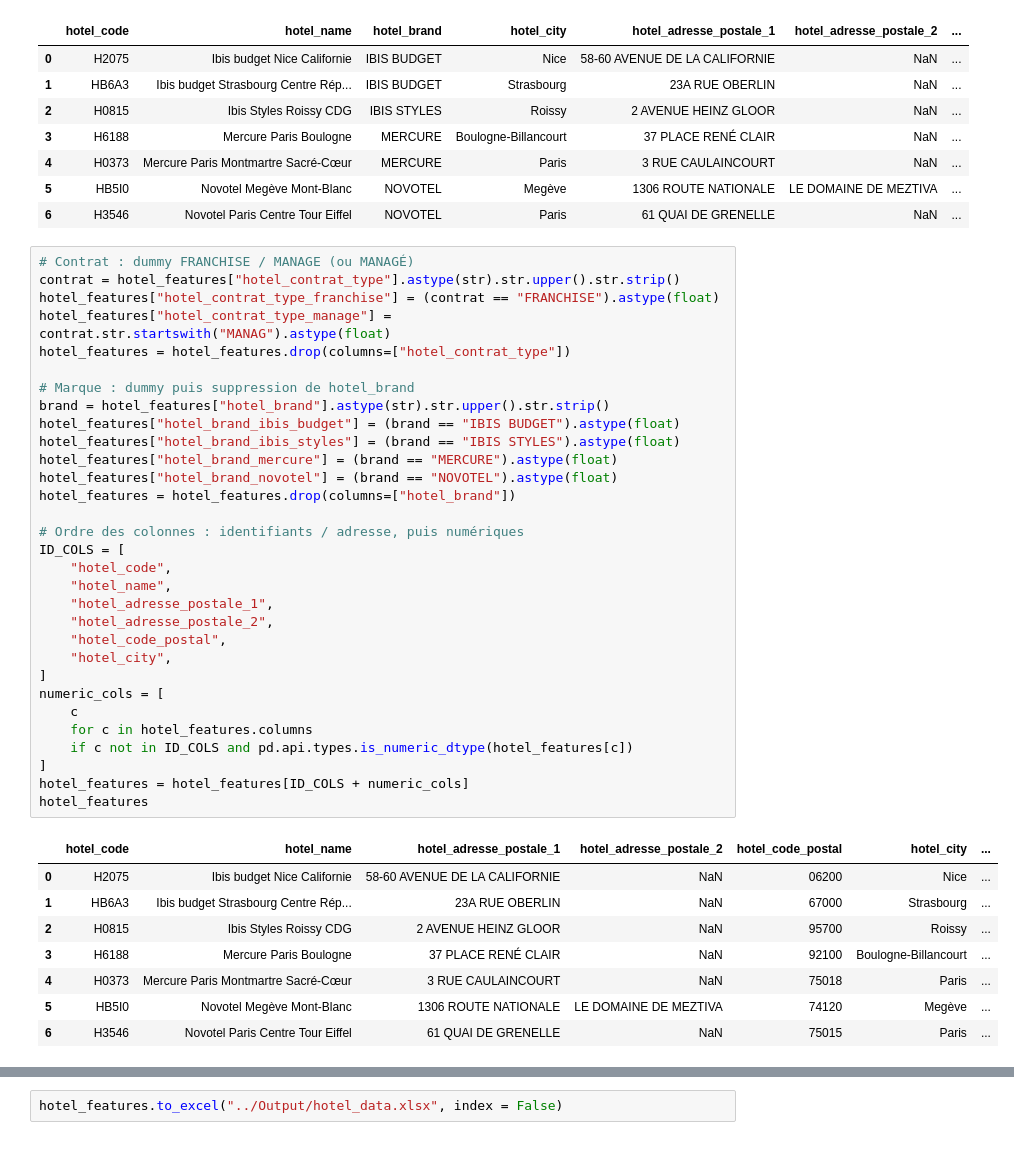
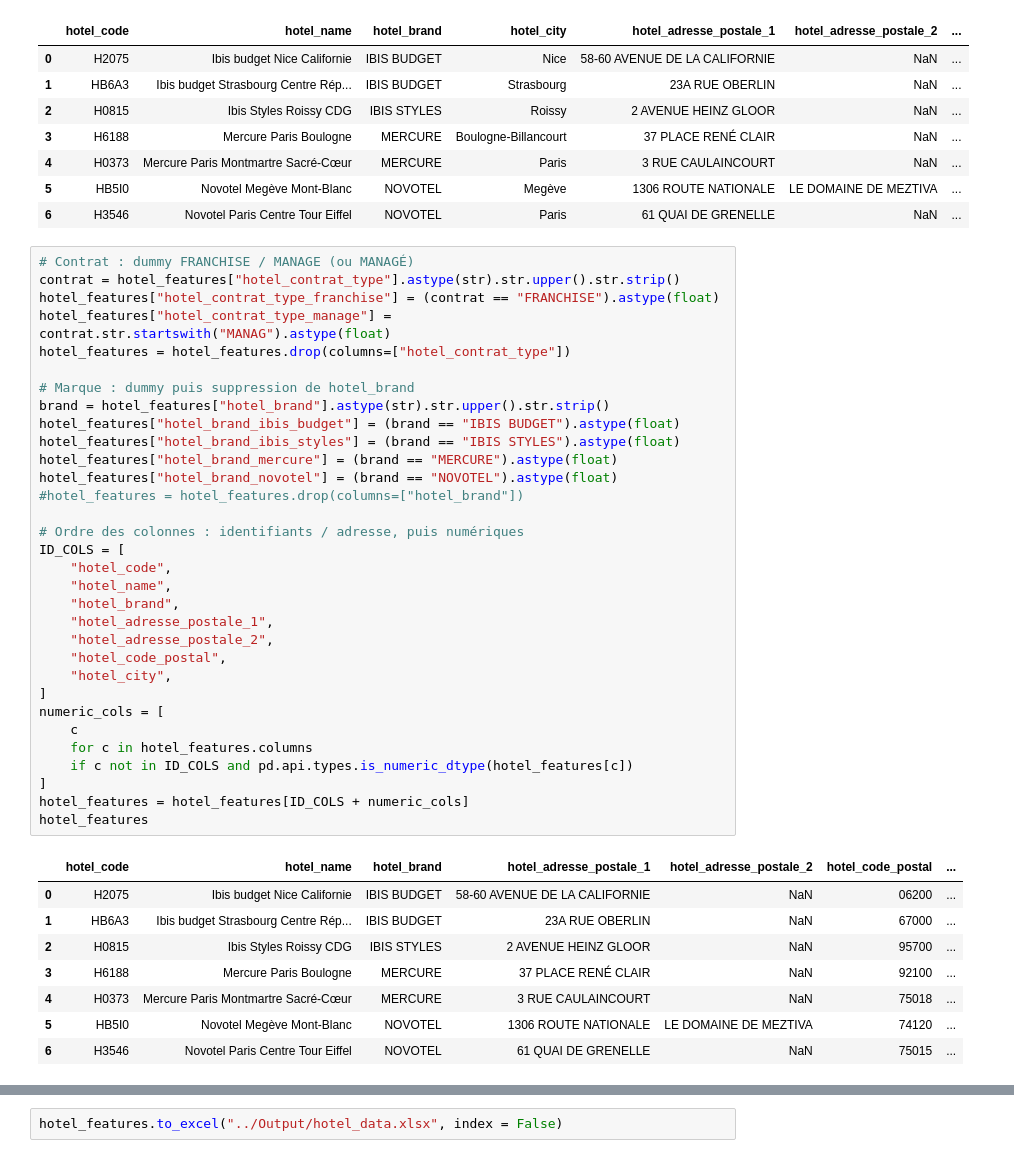
Before and after one commit to klaghmari-github/hotels, a Jupyter notebook: prepare/RodPrep/Explore/explore.ipynb, the cells around one changed output, grey strips where cells are left out. Drawn from its saved outputs; the diff is of its cells as text.

```diff
--- a/prepare/RodPrep/Explore/explore.ipynb
+++ b/prepare/RodPrep/Explore/explore.ipynb
@@ -405,42 +404,43 @@ dtype: int64
 # Contrat : dummy FRANCHISE / MANAGE (ou MANAGÉ)
 contrat = hotel_features["hotel_contrat_type"].astype(str).str.upper().str.strip()
 hotel_features["hotel_contrat_type_franchise"] = (contrat == "FRANCHISE").astype(float)
 hotel_features["hotel_contrat_type_manage"] = contrat.str.startswith("MANAG").astype(float)
 hotel_features = hotel_features.drop(columns=["hotel_contrat_type"])
 
 # Marque : dummy puis suppression de hotel_brand
 brand = hotel_features["hotel_brand"].astype(str).str.upper().str.strip()
 hotel_features["hotel_brand_ibis_budget"] = (brand == "IBIS BUDGET").astype(float)
 hotel_features["hotel_brand_ibis_styles"] = (brand == "IBIS STYLES").astype(float)
 hotel_features["hotel_brand_mercure"] = (brand == "MERCURE").astype(float)
 hotel_features["hotel_brand_novotel"] = (brand == "NOVOTEL").astype(float)
-hotel_features = hotel_features.drop(columns=["hotel_brand"])
+#hotel_features = hotel_features.drop(columns=["hotel_brand"])
 
 # Ordre des colonnes : identifiants / adresse, puis numériques
 ID_COLS = [
     "hotel_code",
     "hotel_name",
+    "hotel_brand",
     "hotel_adresse_postale_1",
     "hotel_adresse_postale_2",
     "hotel_code_postal",
     "hotel_city",
 ]
 numeric_cols = [
     c
     for c in hotel_features.columns
     if c not in ID_COLS and pd.api.types.is_numeric_dtype(hotel_features[c])
 ]
 hotel_features = hotel_features[ID_COLS + numeric_cols]
 hotel_features
 # %% [output]
-|  | hotel_code | hotel_name | hotel_adresse_postale_1 | hotel_adresse_postale_2 | hotel_code_postal | hotel_city | ... |
-| 0 | H2075 | Ibis budget Nice Californie | 58-60 AVENUE DE LA CALIFORNIE | NaN | 06200 | Nice | ... |
-| 1 | HB6A3 | Ibis budget Strasbourg Centre Rép... | 23A RUE OBERLIN | NaN | 67000 | Strasbourg | ... |
-| 2 | H0815 | Ibis Styles Roissy CDG | 2 AVENUE HEINZ GLOOR | NaN | 95700 | Roissy | ... |
-| 3 | H6188 | Mercure Paris Boulogne | 37 PLACE RENÉ CLAIR | NaN | 92100 | Boulogne-Billancourt | ... |
-| 4 | H0373 | Mercure Paris Montmartre Sacré-Cœur | 3 RUE CAULAINCOURT | NaN | 75018 | Paris | ... |
-| 5 | HB5I0 | Novotel Megève Mont-Blanc | 1306 ROUTE NATIONALE | LE DOMAINE DE MEZTIVA | 74120 | Megève | ... |
-| 6 | H3546 | Novotel Paris Centre Tour Eiffel | 61 QUAI DE GRENELLE | NaN | 75015 | Paris | ... |
+|  | hotel_code | hotel_name | hotel_brand | hotel_adresse_postale_1 | hotel_adresse_postale_2 | hotel_code_postal | ... |
+| 0 | H2075 | Ibis budget Nice Californie | IBIS BUDGET | 58-60 AVENUE DE LA CALIFORNIE | NaN | 06200 | ... |
+| 1 | HB6A3 | Ibis budget Strasbourg Centre Rép... | IBIS BUDGET | 23A RUE OBERLIN | NaN | 67000 | ... |
+| 2 | H0815 | Ibis Styles Roissy CDG | IBIS STYLES | 2 AVENUE HEINZ GLOOR | NaN | 95700 | ... |
+| 3 | H6188 | Mercure Paris Boulogne | MERCURE | 37 PLACE RENÉ CLAIR | NaN | 92100 | ... |
+| 4 | H0373 | Mercure Paris Montmartre Sacré-Cœur | MERCURE | 3 RUE CAULAINCOURT | NaN | 75018 | ... |
+| 5 | HB5I0 | Novotel Megève Mont-Blanc | NOVOTEL | 1306 ROUTE NATIONALE | LE DOMAINE DE MEZTIVA | 74120 | ... |
+| 6 | H3546 | Novotel Paris Centre Tour Eiffel | NOVOTEL | 61 QUAI DE GRENELLE | NaN | 75015 | ... |
 # %%
 hotel_features
 # %% [output]
```
Also changed, not shown: parts of 3 cells of this notebook, 2 other files.
